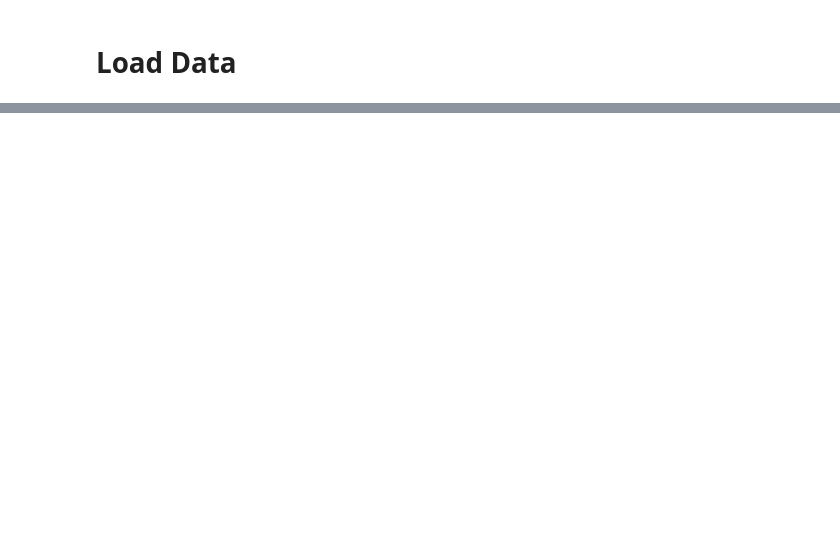
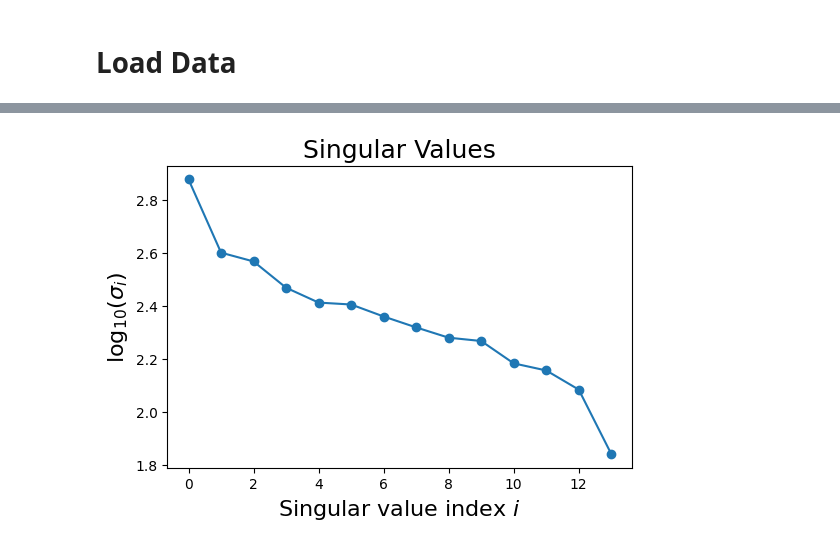
Before and after one commit to seqwalt/ME532_project, a Jupyter notebook: code/sandbox.ipynb, the cells around one changed output, grey strips where cells are left out. Drawn from its saved outputs; the diff is of its cells as text; code cells hidden in the pictures; blank space fills up the shorter version.

```diff
--- a/code/sandbox.ipynb
+++ b/code/sandbox.ipynb
@@ -61,0 +171,12 @@ def sk_SVM( A, d ):
+# %%
+# --- Low rank approximation --- #
+def low_rank( A, rank ):
+    Ar = np.zeros((A.shape))
+    U,s,VT = np.linalg.svd(A,full_matrices=False)
+    for i in range(rank):
+        Ui = U[:,i].reshape(-1,1)
+        VTi = VT[i,:].reshape(1,-1)
+        Ar = Ar + s[i]*Ui@VTi
+    U,s,VT = np.linalg.svd(Ar,full_matrices=False)
+    s = s[np.log10(s) > -1]
+    return [Ar, s]
@@ -144 +255,15 @@ for i in range(num_sets+1):
+# %%
+# Low-rank approx of A
+rank = 14
+Ar, s = low_rank(A, rank)
+
+fig2 = plt.figure(figsize=(6,4), dpi= 100)
+ax2 = fig2.add_subplot(111)
+ax2.plot(np.log10(s),'o-')
+ax2.set_xlabel('Singular value index $i$', fontsize=16)
+ax2.set_ylabel('$\log_{10}(\sigma_i)$', fontsize=16)
+ax2.set_title('Singular Values', fontsize=18)
+plt.show()
+# %% [output]
+[figure, added]
 # %%
```
Also changed, not shown: parts of 25 cells of this notebook, 15 other files.
